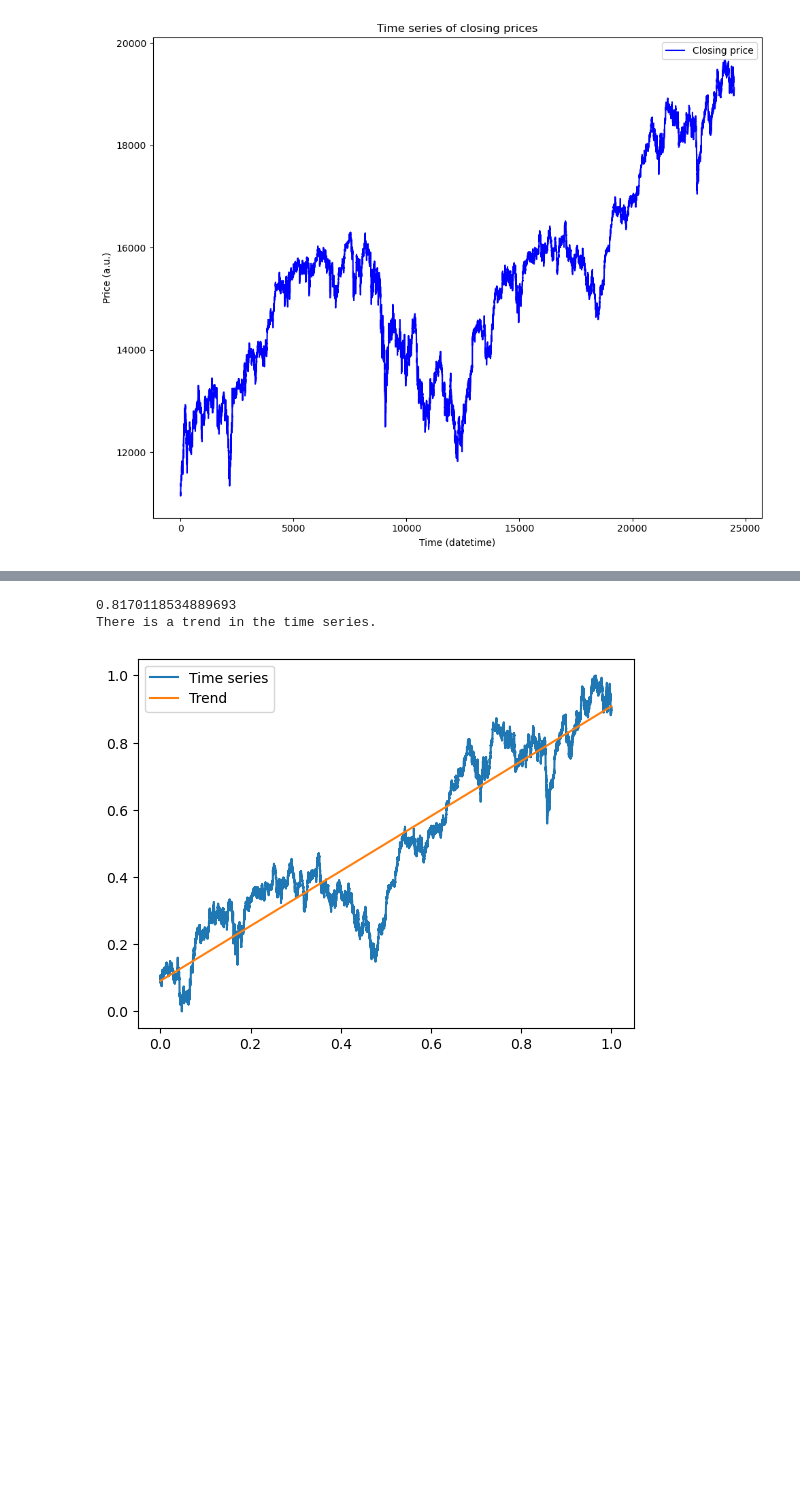
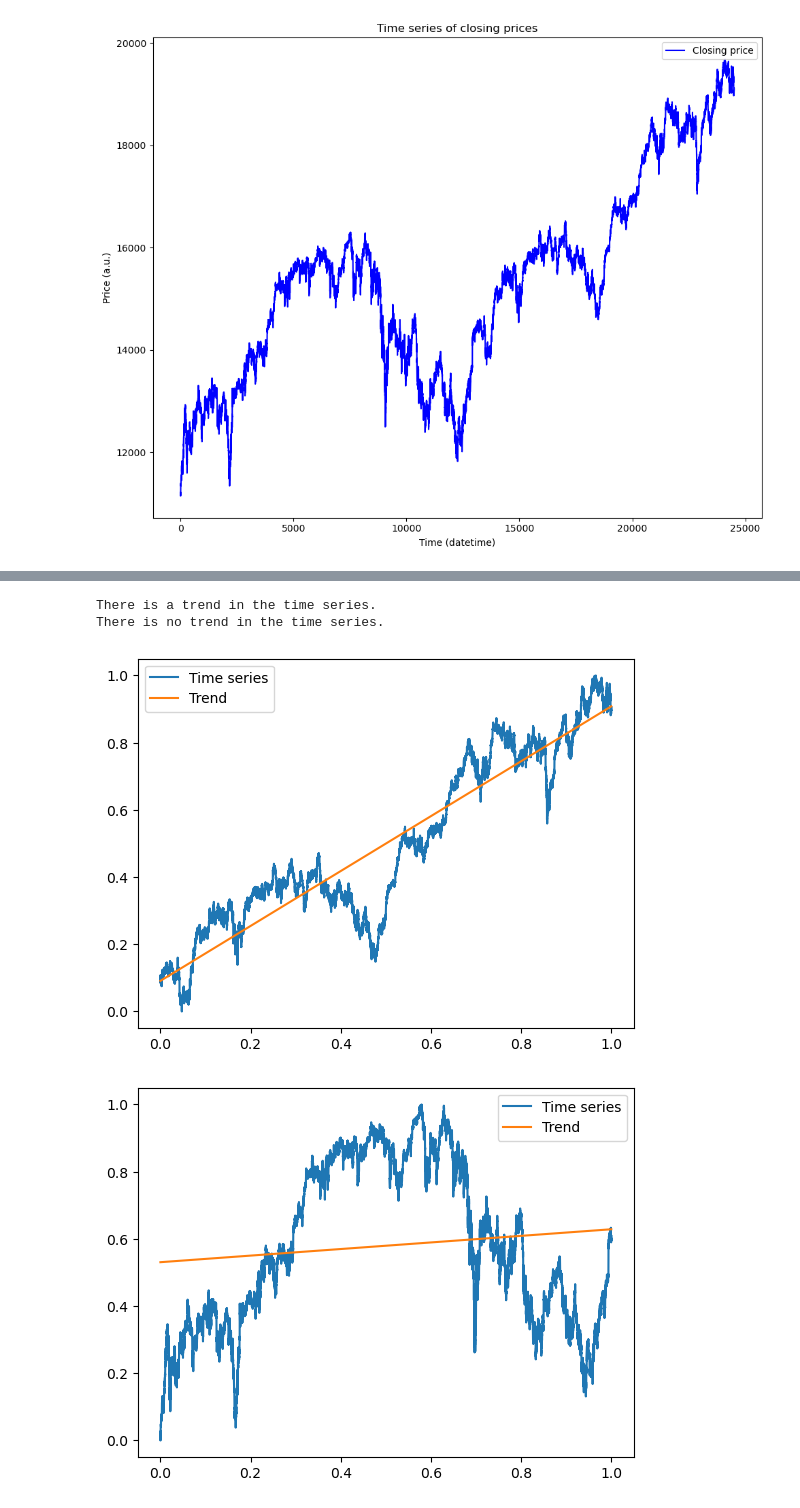
Before and after one commit to lorenzorizzi17/MeanReversionMetric, a Jupyter notebook: trending.ipynb, the cells around one changed output, grey strips where cells are left out. Saved outputs shown, nothing was run; the diff lists cells and outputs as text; code cells hidden in the pictures; blank space fills up the shorter version.

```diff
--- a/trending.ipynb
+++ b/trending.ipynb
@@ -27,6 +30,7 @@ mr.draw_info(DAX_filtered)
 import pandas as pd
 from sklearn.linear_model import LinearRegression
 
+# to be moved in meanreversion.py
 def find_trend_mean(data : pd.DataFrame, ax = None ):
     """
     Find the trend of the data, if there is one
@@ -38,32 +42,35 @@ def find_trend_mean(data : pd.DataFrame, ax = None ):
     y = y - y.min()
     y = y / y.max()
 
     x = x - x.min()
     x = x / x.max()
 
     model = LinearRegression()
     model.fit(x, y)
 
     # Coefficiente angolare (pendenza) e intercetta
     slope = model.coef_[0]
     intercept = model.intercept_
     r2 = model.score(x, y)
 
     if ax is not None:
         ax.plot(x, y, label = "Time series")
         ax.plot(x, slope*x + intercept, label = "Trend")
         ax.legend(loc='best')
-    print(slope)
 
     if abs(slope) > 0.05 and r2 > 0.4:    #here we put some threshold, maybe put some work into identifying the best threshold
         print("There is a trend in the time series.")
     else:
         print("There is no trend in the time series.")
 
 
 fig, ax = plt.subplots()
 find_trend_mean(DAX_filtered, ax)
+
+fig, ax = plt.subplots()
+find_trend_mean(DAX_filtered2, ax)
 # %% [output]
-0.8170118534889693
 There is a trend in the time series.
+There is no trend in the time series.
 [figure]
+[figure, added]
```
Also changed, not shown: parts of 2 cells of this notebook, 2 other files.
